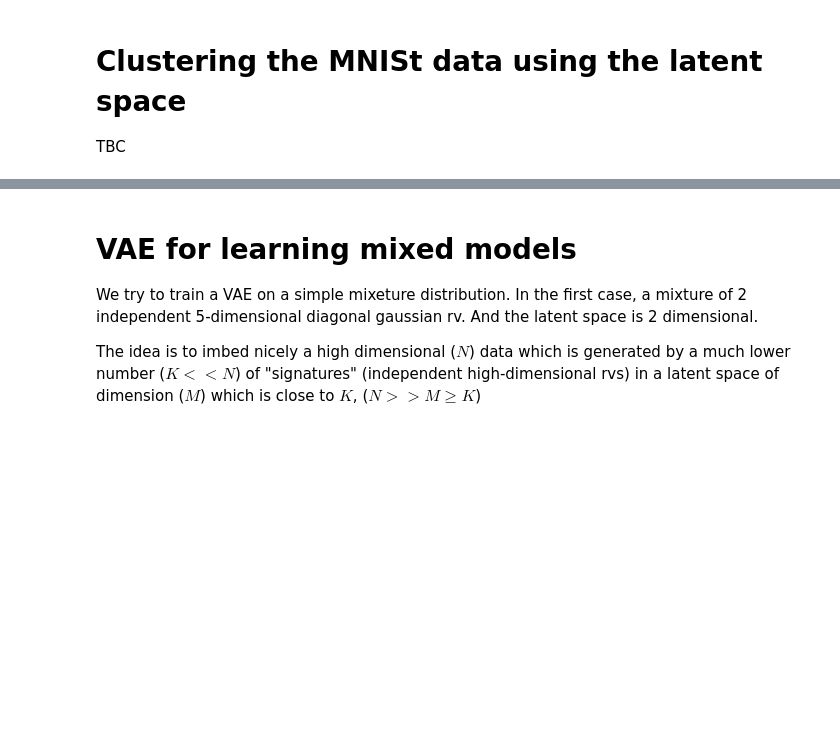
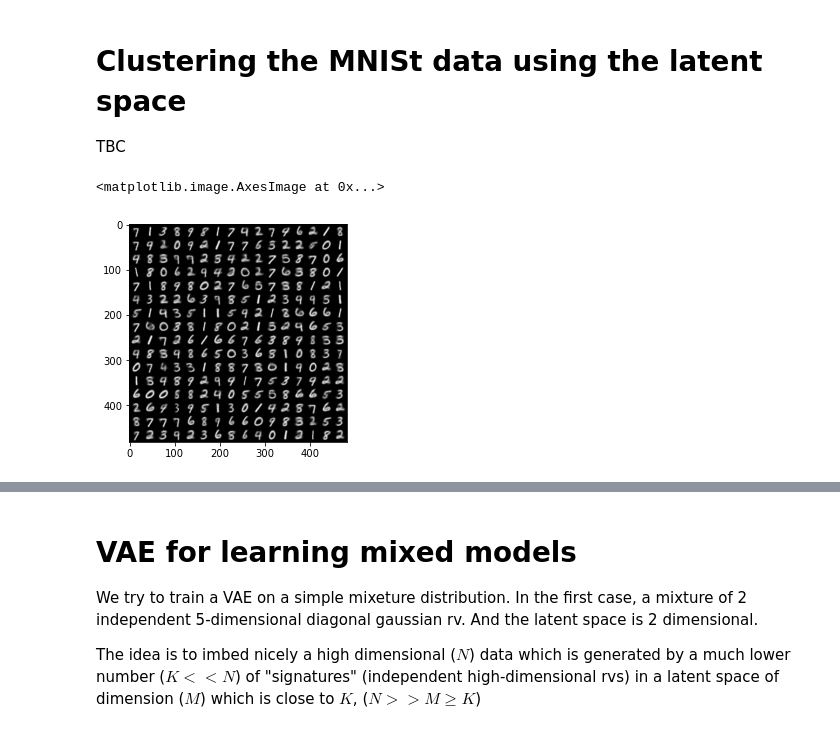
Before and after one commit to zelhar/MPGVAE, a Jupyter notebook: vae.ipynb, the cells around one changed output, grey strips where cells are left out. Cells and saved outputs as stored; diff of their text form; code cells hidden in the pictures; blank space fills up the shorter version.

```diff
--- a/vae.ipynb
+++ b/vae.ipynb
@@ -201,3 +201,12 @@ plt.imshow(grid_img.permute(1,2,0))
 # %% [markdown]
 # Clustering the MNISt data using the latent space
 TBC
+# %%
+xs, labels = iter(test_loader).next()
+recons , mu, logvar = model(xs)
+recons = recons.view(-1,1,28,28)
+grid_img = make_grid(recons, nrow=16)
+plt.imshow(grid_img.permute(1,2,0))
+# %% [output]
+<matplotlib.image.AxesImage at 0x...>
+[figure, added]
```
Also changed, not shown: parts of 5 cells of this notebook.
